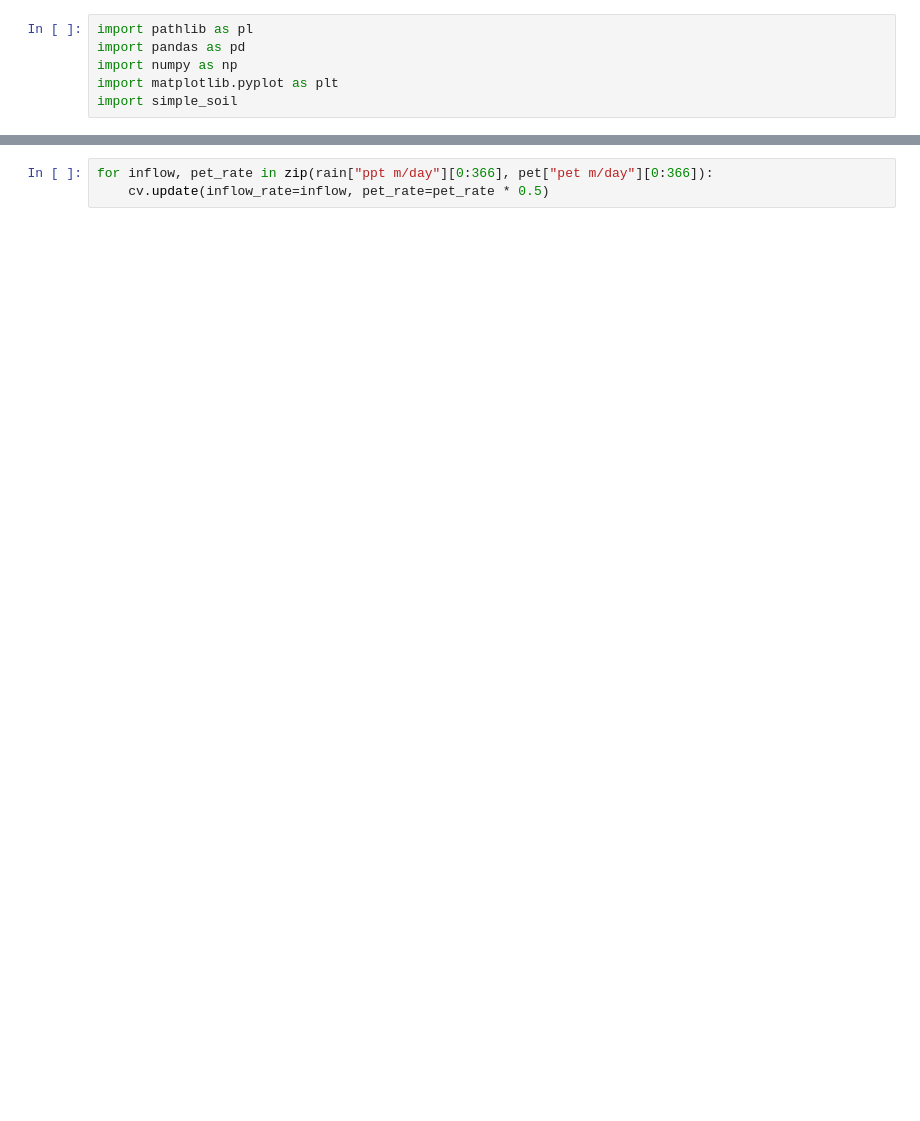
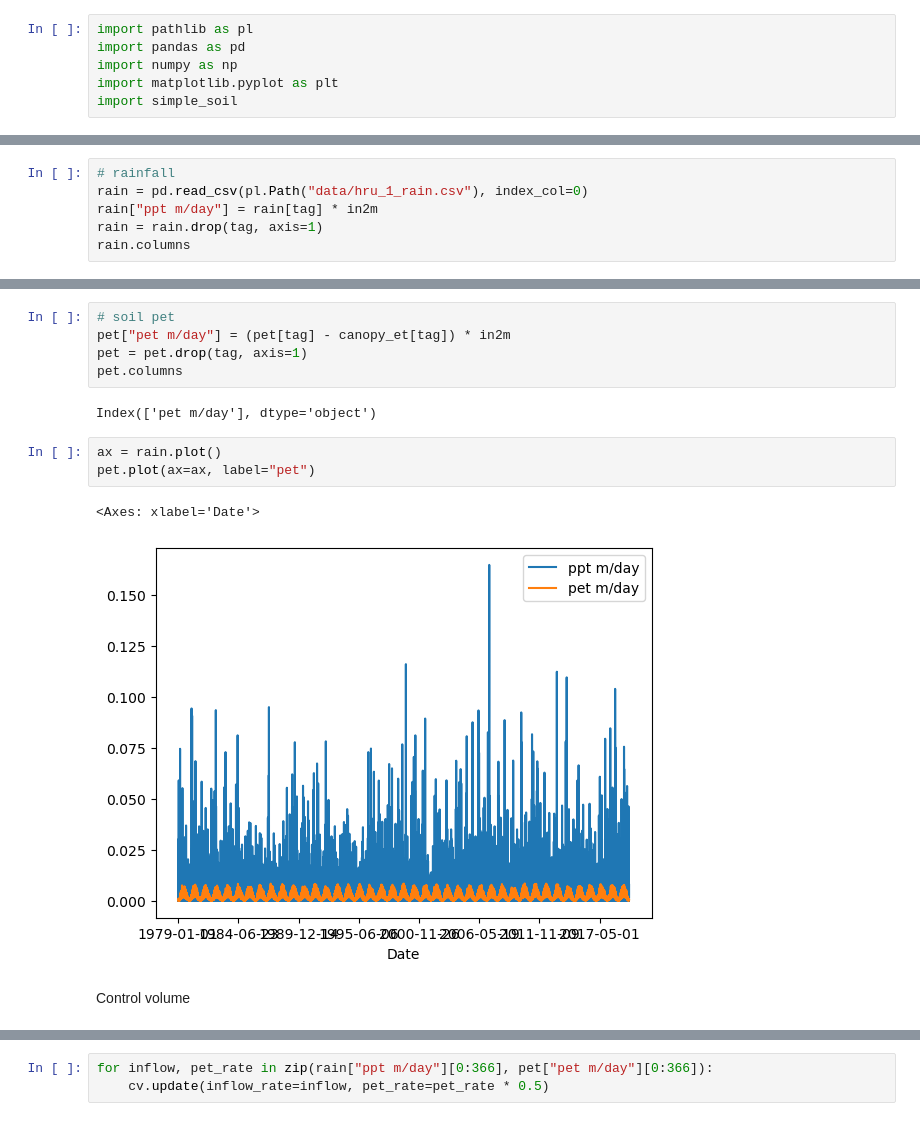
Before and after one commit to jdhughes-usgs/simple_soil, a Jupyter notebook: notebooks/Execute.ipynb, the cells around one changed output, grey strips where cells are left out. Saved outputs shown, nothing was run; the diff lists cells and outputs as text; blank space fills up the shorter version.

```diff
--- a/notebooks/Execute.ipynb
+++ b/notebooks/Execute.ipynb
@@ -14,0 +32,6 @@ rain.columns
+# %%
+# rainfall
+rain = pd.read_csv(pl.Path("data/hru_1_rain.csv"), index_col=0)
+rain["ppt m/day"] = rain[tag] * in2m
+rain = rain.drop(tag, axis=1)
+rain.columns
@@ -26,0 +52,15 @@ cv = simple_soil.base.ControlVolume(
+# %%
+# soil pet
+pet["pet m/day"] = (pet[tag] - canopy_et[tag]) * in2m
+pet = pet.drop(tag, axis=1)
+pet.columns
+# %% [output]
+Index(['pet m/day'], dtype='object')
+# %%
+ax = rain.plot()
+pet.plot(ax=ax, label="pet")
+# %% [output]
+<Axes: xlabel='Date'>
+[figure, added]
+# %% [markdown]
+Control volume
```
Also changed, not shown: parts of 27 cells of this notebook, 7 other files.
